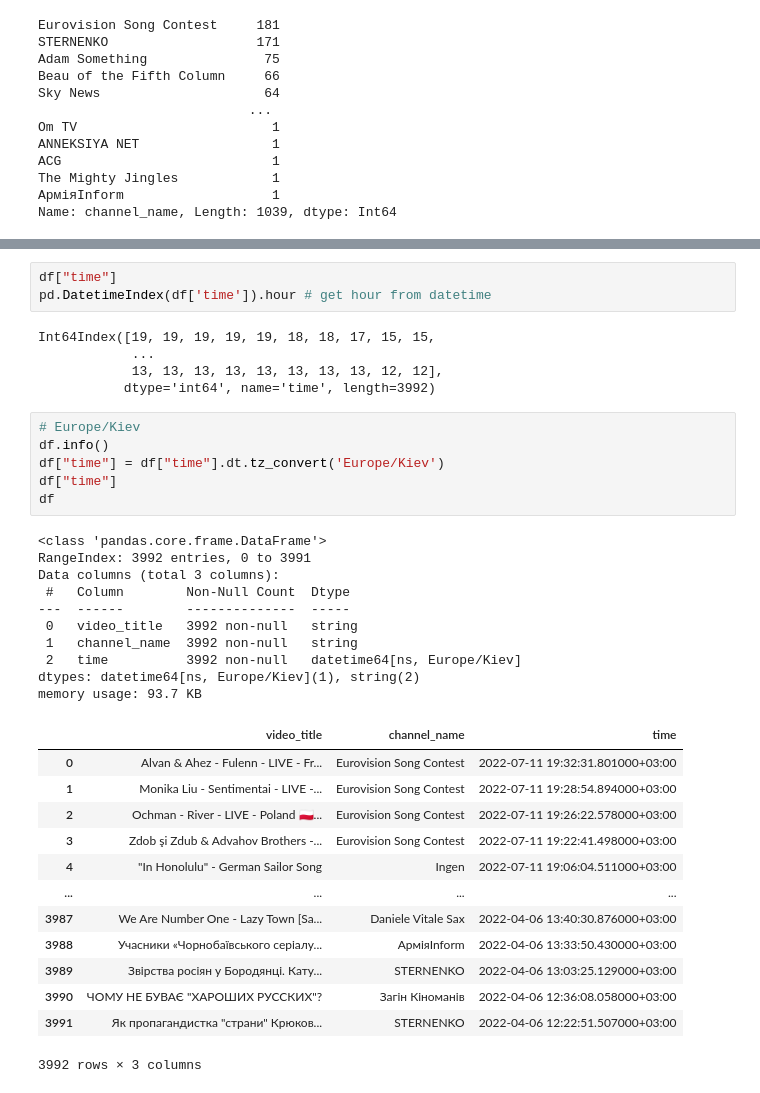
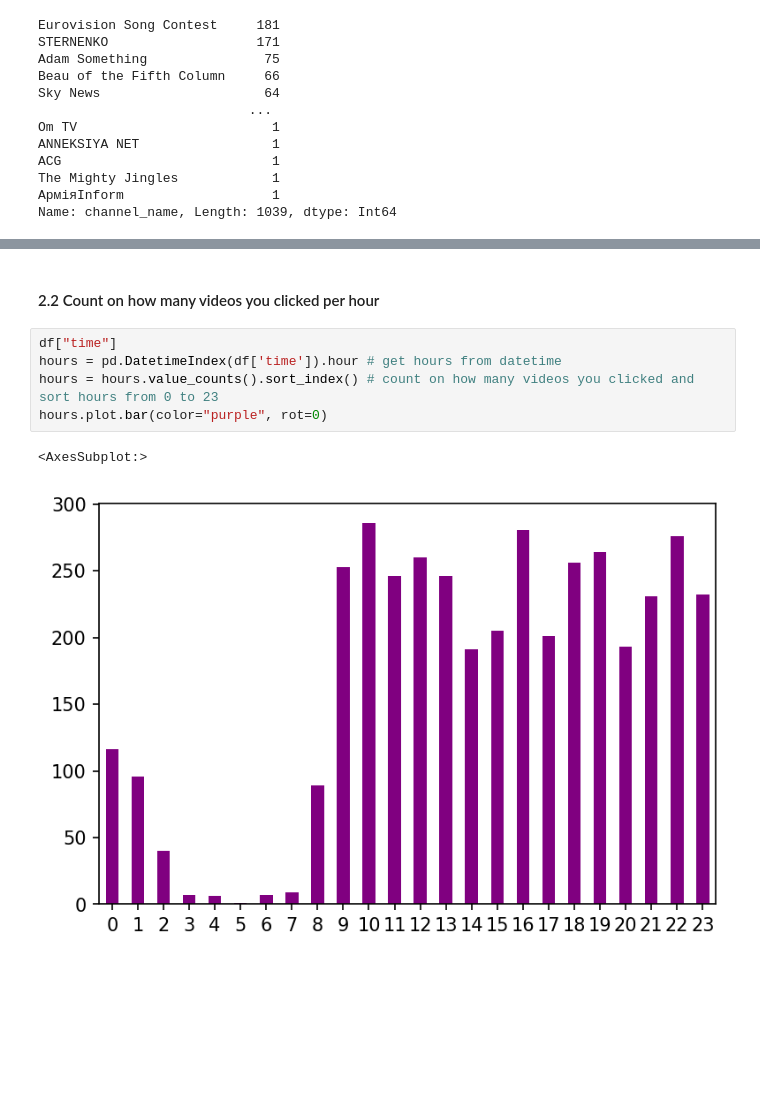
Before and after one commit to SanAntonik/yt_activity_analysis, a Jupyter notebook: explore.ipynb, the cells around one changed output, grey strips where cells are left out. Saved outputs shown, nothing was run; the diff lists cells and outputs as text; blank space fills up the shorter version.

Commit message:
Count on how many videos you clicked per hour

```diff
--- a/explore.ipynb
+++ b/explore.ipynb
@@ -64,38 +66,10 @@ ax.invert_yaxis()
-# %%
-df["time"]
-pd.DatetimeIndex(df['time']).hour # get hour from datetime
-# %% [output]
-Int64Index([19, 19, 19, 19, 19, 18, 18, 17, 15, 15,
-            ...
-            13, 13, 13, 13, 13, 13, 13, 13, 12, 12],
-           dtype='int64', name='time', length=3992)
-# %%
-# Europe/Kiev
-df.info()
-df["time"] = df["time"].dt.tz_convert('Europe/Kiev')
-df["time"]
-df
-# %% [output]
-<class 'pandas.core.frame.DataFrame'>
-RangeIndex: 3992 entries, 0 to 3991
-Data columns (total 3 columns):
- #   Column        Non-Null Count  Dtype
----  ------        --------------  -----
- 0   video_title   3992 non-null   string
- 1   channel_name  3992 non-null   string
- 2   time          3992 non-null   datetime64[ns, Europe/Kiev]
-dtypes: datetime64[ns, Europe/Kiev](1), string(2)
-memory usage: 93.7 KB
-|  | video_title | channel_name | time |
-| 0 | Alvan & Ahez - Fulenn - LIVE - Fr... | Eurovision Song Contest | 2022-07-11 19:32:31.801000+03:00 |
-| 1 | Monika Liu - Sentimentai - LIVE -... | Eurovision Song Contest | 2022-07-11 19:28:54.894000+03:00 |
-| 2 | Ochman - River - LIVE - Poland 🇵🇱... | Eurovision Song Contest | 2022-07-11 19:26:22.578000+03:00 |
-| 3 | Zdob şi Zdub & Advahov Brothers -... | Eurovision Song Contest | 2022-07-11 19:22:41.498000+03:00 |
-| 4 | "In Honolulu" - German Sailor Song | Ingen | 2022-07-11 19:06:04.511000+03:00 |
-| ... | ... | ... | ... |
-| 3987 | We Are Number One - Lazy Town [Sa... | Daniele Vitale Sax | 2022-04-06 13:40:30.876000+03:00 |
-| 3988 | Учасники «Чорнобаївського серіалу... | АрміяInform | 2022-04-06 13:33:50.430000+03:00 |
-| 3989 | Звірства росіян у Бородянці. Кату... | STERNENKO | 2022-04-06 13:03:25.129000+03:00 |
-| 3990 | ЧОМУ НЕ БУВАЄ "ХАРОШИХ РУССКИХ"? | Загін Кіноманів | 2022-04-06 12:36:08.058000+03:00 |
-| 3991 | Як пропагандистка "страни" Крюков... | STERNENKO | 2022-04-06 12:22:51.507000+03:00 |
-3992 rows × 3 columns
+# %% [markdown]
+#### 2.2 Count on how many videos you clicked per hour
+# %%
+df["time"]
+hours = pd.DatetimeIndex(df['time']).hour # get hours from datetime
+hours = hours.value_counts().sort_index() # count on how many videos you clicked and sort hours from 0 to 23
+hours.plot.bar(color="purple", rot=0)
+# %% [output]
+<AxesSubplot:>
+[figure, added]
```
Also changed, not shown: parts of 5 cells of this notebook.
